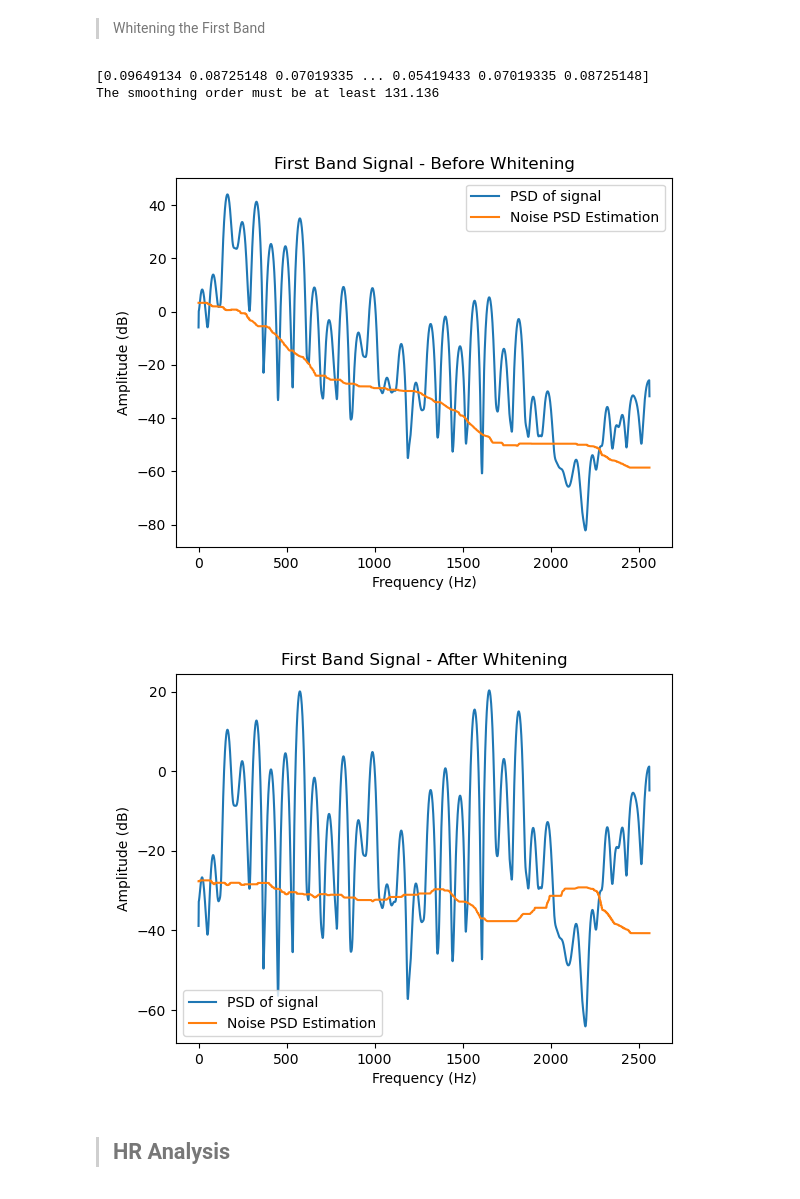
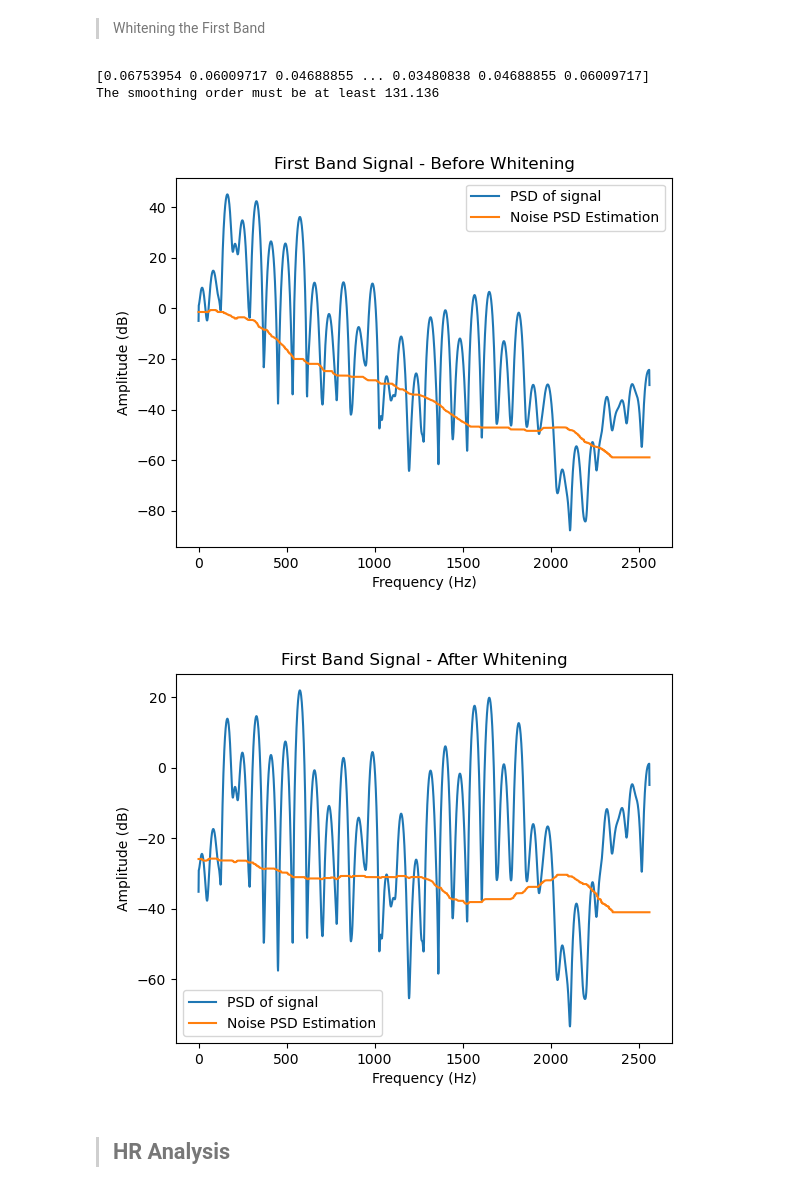
Before and after one commit to piptouque/atiam_pam_hrparam, a Jupyter notebook: source/hr_roy.ipynb, the cells around one changed output. Drawn from its saved outputs; the diff is of its cells as text; code cells hidden in the pictures.

```diff
--- a/source/hr_roy.ipynb
+++ b/source/hr_roy.ipynb
@@ -246,8 +235,8 @@ conf = load_data_json(conf_path)
 expr_data = load_analysis(data_path, conf)
 
 # see expr/util.py for details on what's inside expr_data
-mic = expr_data["temporal"]["mic"]["whole"][35000:70000]
-times = expr_data["times"]["whole"][35000:70000]
+mic = expr_data["temporal"]["mic"]["whole"][38500:70000]
+times = expr_data["times"]["whole"][38500:70000]
 
 plt.figure()
 plt.title("Temporel Recorded Signal")
@@ -255,4 +244,6 @@ plt.xlabel("Time (s)")
 plt.ylabel("Amplitude")
 plt.plot(times, mic)
 plt.show()
+
+print("The length of the signal is", times[-1]-times[0], "seconds.")
 # %% [output]
@@ -259,0 +274,17 @@ plt.show()
+# %%
+#uk_dir = 'C:\Users\royal\Desktop\HP\PAM\atiam_pam_hrparam\data\synth_uk\'
+#file_name = pjoin(uk_dir, 'lowE_uk.wav')
+
+file_name = r'C:\Users\royal\Desktop\HP\PAM\atiam_pam_hrparam\data\synth_uk\lowE_uk.wav'
+
+fs_uk, synth_uk = read(file_name)
+
+length_uk = synth_uk.shape[0] / fs_uk
+
+times_uk = np.linspace(0., length_uk, synth_uk.shape[0])
+
+plt.figure()
+
+plt.plot(times_uk, synth_uk)
+
+synth_uk.shape
@@ -294,0 +346,14 @@ plt.show()
+# %%
+bank_coeffs_uk = pam.filter_bank(6, fs_uk, 425, 425)
+
+print(len(bank_coeffs_uk))
+
+plt.figure(figsize=[10,5])
+
+for i in range(len(bank_coeffs_uk)):
+
+    freqs, amps = signal.freqz(bank_coeffs_uk[i], [1])
+    plt.plot(0.5*fs_uk*freqs/np.pi, 20*np.log10(np.abs(amps)))
+
+
+plt.show()
@@ -411,36 +494,36 @@ The smoothing order must be at least 2097.216
 # %% [markdown]
 > Whitening the First Band
 # %%
-band0_white, freq_band0, PSD_band0, PSD_noise_band0, PSD_band0_white, PSD_noise_band0_white = pam.whiten(mic_bands[0], 1000, 15)
+band0_white, freq_band0, PSD_band0, PSD_noise_band0, PSD_band0_white, PSD_noise_band0_white = pam.whiten(mic_bands[0], 1200, 4, 15)
 
 print('The smoothing order must be at least', 4*0.016*len(freq_band0))
 
 freq_band0 *= fs_bands
 
 plt.figure()
 plt.title('First Band Signal - Before Whitening')
 plt.plot(freq_band0, 20*np.log10((PSD_band0)), label = 'PSD of signal')
 plt.plot(freq_band0, 20*np.log10((PSD_noise_band0)), label = 'Noise PSD Estimation')
 plt.xlabel('Frequency (Hz)')
 plt.ylabel('Amplitude (dB)')
 #plt.xlim(0,500)
 plt.legend()
 plt.show()
 
 plt.figure()
 plt.title('First Band Signal - After Whitening')
 plt.plot(freq_band0, 20*np.log10((PSD_band0_white)), label = 'PSD of signal')
 plt.plot(freq_band0, 20*np.log10((PSD_noise_band0_white)), label = 'Noise PSD Estimation')
 plt.xlabel('Frequency (Hz)')
 plt.ylabel('Amplitude (dB)')
 #plt.xlim(0,1000)
 plt.legend()
 plt.show()
 # %% [output]
-[0.09649134 0.08725148 0.07019335 ... 0.05419433 0.07019335 0.08725148]
+[0.06753954 0.06009717 0.04688855 ... 0.03480838 0.04688855 0.06009717]
 The smoothing order must be at least 131.136
-[figure, old version]
+[figure, new version]
-[figure, old version]
+[figure, new version]
 # %% [markdown]
 > ## HR Analysis
 # %% [markdown]
```
Also changed, not shown: parts of 27 cells of this notebook, 1 other file.
